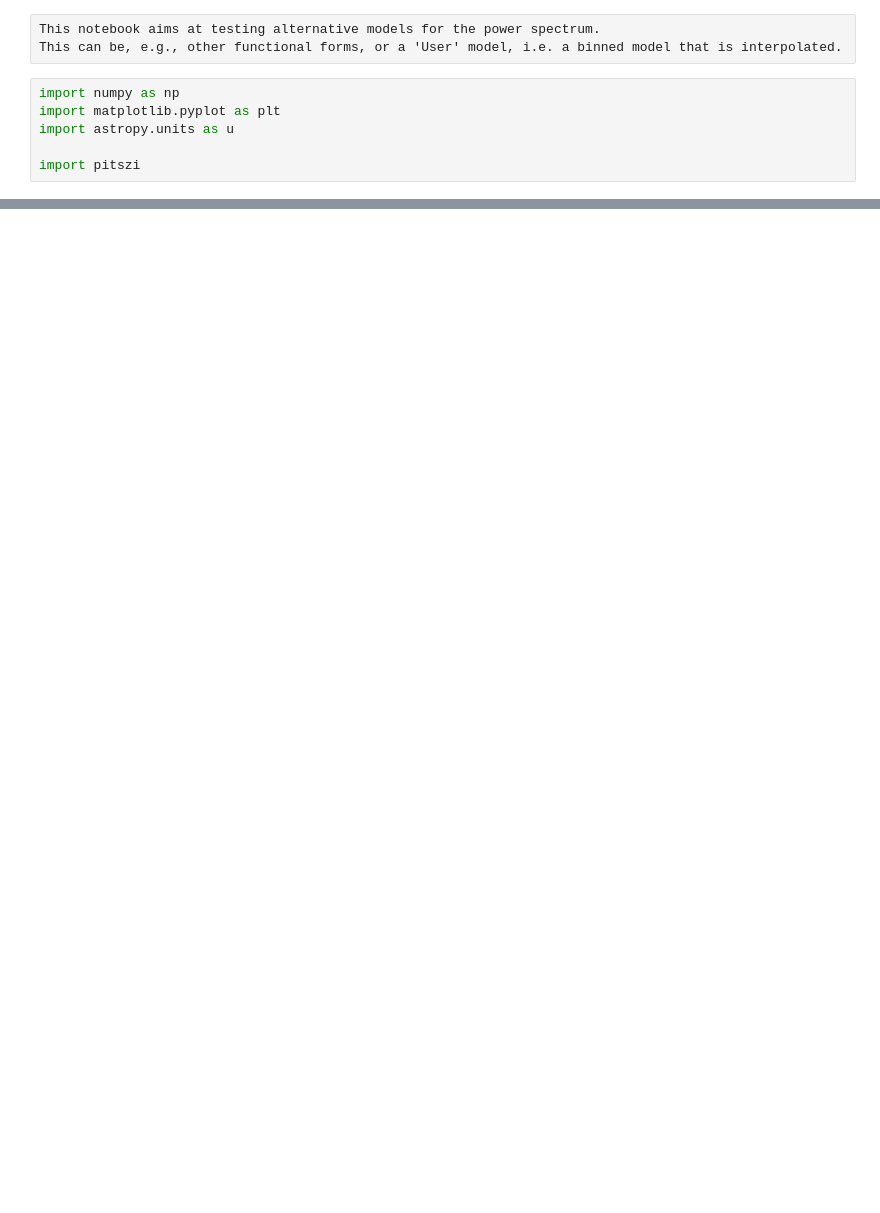
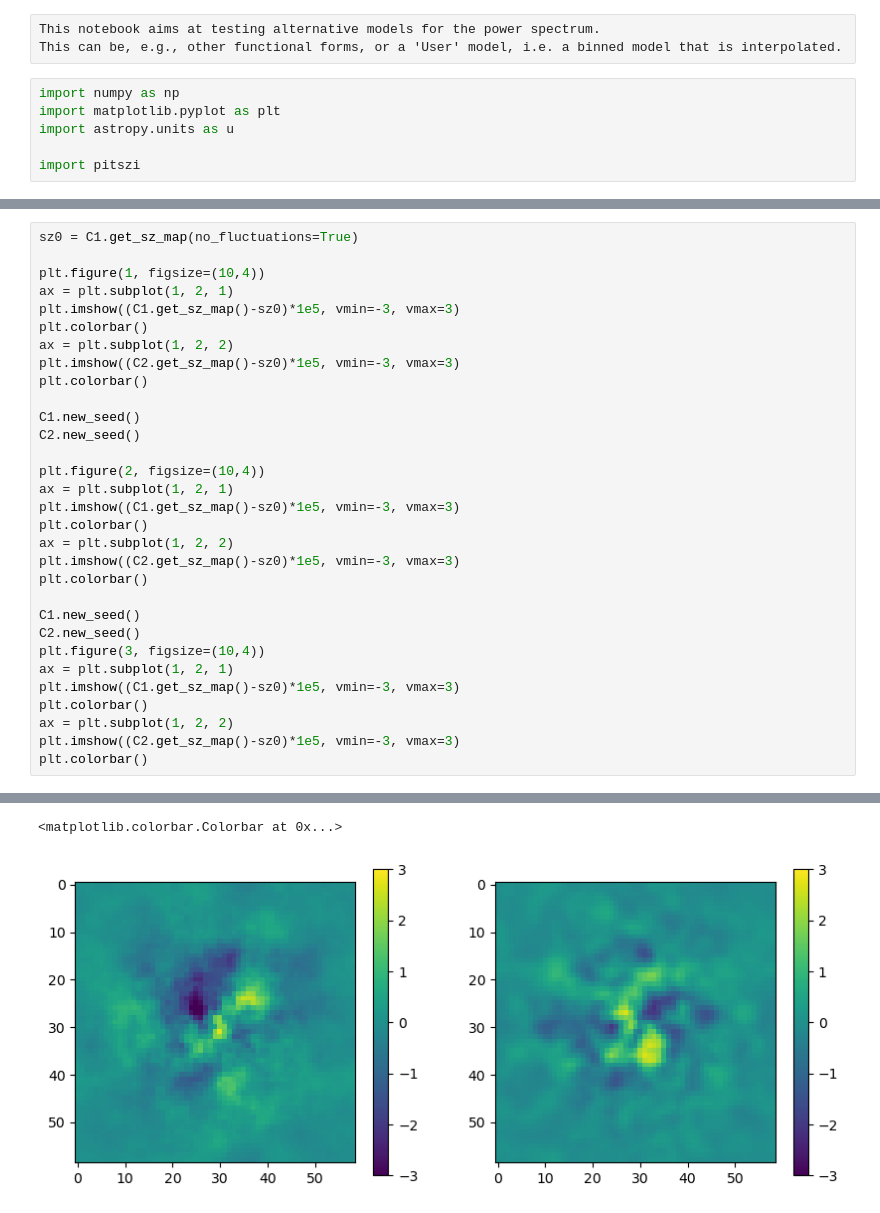
Before and after one commit to remi-adam/pitszi, a Jupyter notebook: notebook/pitszi_dev_alternative_pk_modeling.ipynb, the cells around one changed output, grey strips where cells are left out. Cells and saved outputs as stored; diff of their text form; blank space fills up the shorter version.

```diff
--- a/notebook/pitszi_dev_alternative_pk_modeling.ipynb
+++ b/notebook/pitszi_dev_alternative_pk_modeling.ipynb
@@ -64,0 +85,32 @@ UnboundLocalError: local variable 'p3d_k' referenced before assignment
+# %%
+sz0 = C1.get_sz_map(no_fluctuations=True)
+
+plt.figure(1, figsize=(10,4))
+ax = plt.subplot(1, 2, 1)
+plt.imshow((C1.get_sz_map()-sz0)*1e5, vmin=-3, vmax=3)
+plt.colorbar()
+ax = plt.subplot(1, 2, 2)
+plt.imshow((C2.get_sz_map()-sz0)*1e5, vmin=-3, vmax=3)
+plt.colorbar()
+
+C1.new_seed()
+C2.new_seed()
+
+plt.figure(2, figsize=(10,4))
+ax = plt.subplot(1, 2, 1)
+plt.imshow((C1.get_sz_map()-sz0)*1e5, vmin=-3, vmax=3)
+plt.colorbar()
+ax = plt.subplot(1, 2, 2)
+plt.imshow((C2.get_sz_map()-sz0)*1e5, vmin=-3, vmax=3)
+plt.colorbar()
+
+C1.new_seed()
+C2.new_seed()
+plt.figure(3, figsize=(10,4))
+ax = plt.subplot(1, 2, 1)
+plt.imshow((C1.get_sz_map()-sz0)*1e5, vmin=-3, vmax=3)
+plt.colorbar()
+ax = plt.subplot(1, 2, 2)
+plt.imshow((C2.get_sz_map()-sz0)*1e5, vmin=-3, vmax=3)
+plt.colorbar()
+# %% [output]
@@ -64,0 +134,2 @@ UnboundLocalError: local variable 'p3d_k' referenced before assignment
+<matplotlib.colorbar.Colorbar at 0x...>
+[figure, added]
```
Also changed, not shown: parts of 6 cells of this notebook, 2 other files.
